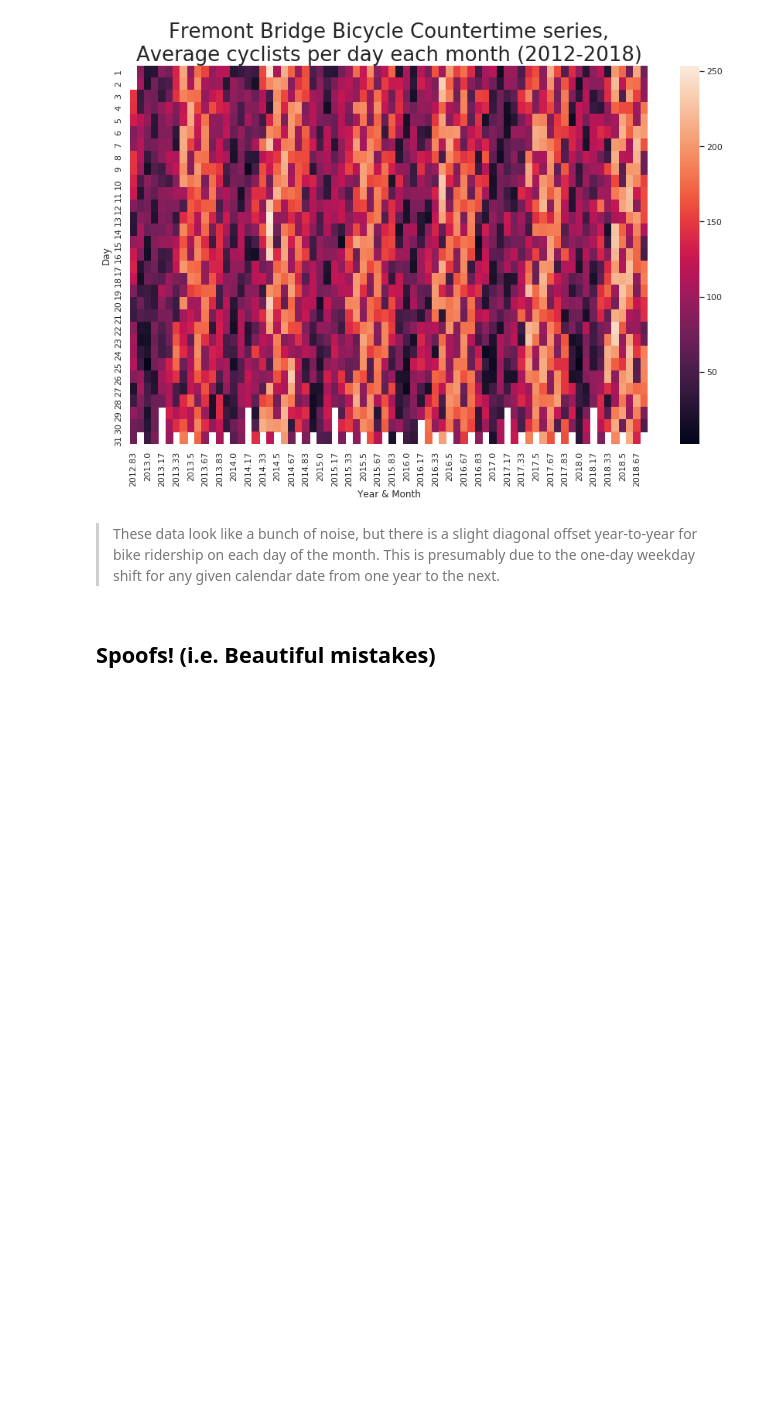
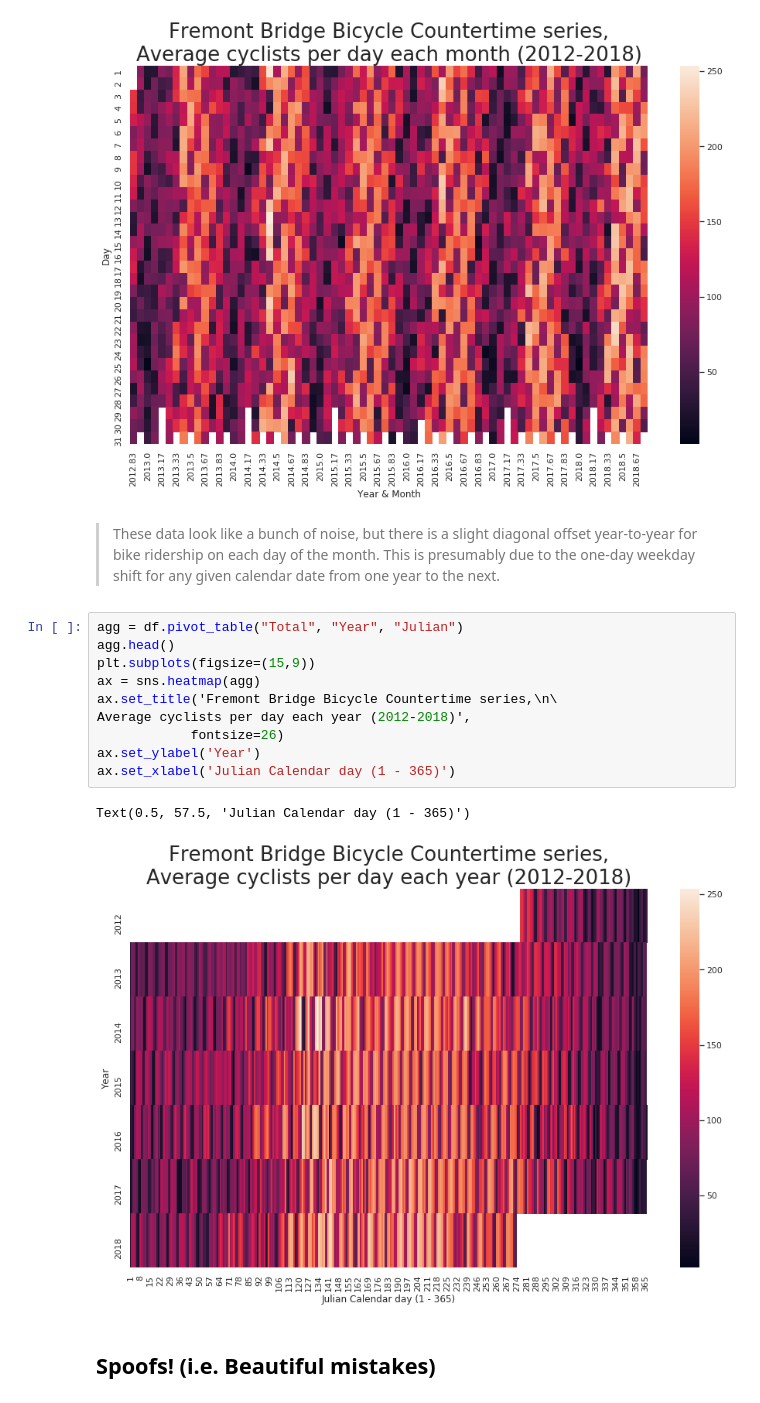
Before and after one commit to kairstenfay/data-viz, a Jupyter notebook: Fremont bicyclists.ipynb, the cells around one changed output. Saved outputs shown, nothing was run; the diff lists cells and outputs as text; blank space fills up the shorter version.

```diff
--- a/Fremont bicyclists.ipynb
+++ b/Fremont bicyclists.ipynb
@@ -203,6 +203,19 @@ Text(0.5, 57.5, 'Year & Month')
 [figure]
 # %% [markdown]
 > These data look like a bunch of noise, but there is a slight diagonal offset year-to-year for bike ridership on each day of the month. This is presumably due to the one-day weekday shift for any given calendar date from one year to the next.
+# %%
+agg = df.pivot_table("Total", "Year", "Julian")
+agg.head()
+plt.subplots(figsize=(15,9))
+ax = sns.heatmap(agg)
+ax.set_title('Fremont Bridge Bicycle Countertime series,\n\
+Average cyclists per day each year (2012-2018)',
+            fontsize=26)
+ax.set_ylabel('Year')
+ax.set_xlabel('Julian Calendar day (1 - 365)')
+# %% [output]
+Text(0.5, 57.5, 'Julian Calendar day (1 - 365)')
+[figure, added]
 # %% [markdown]
 ## Spoofs! (i.e. Beautiful mistakes)
 # %%
```
Also changed, not shown: parts of 1 cell of this notebook, 1 other file.
